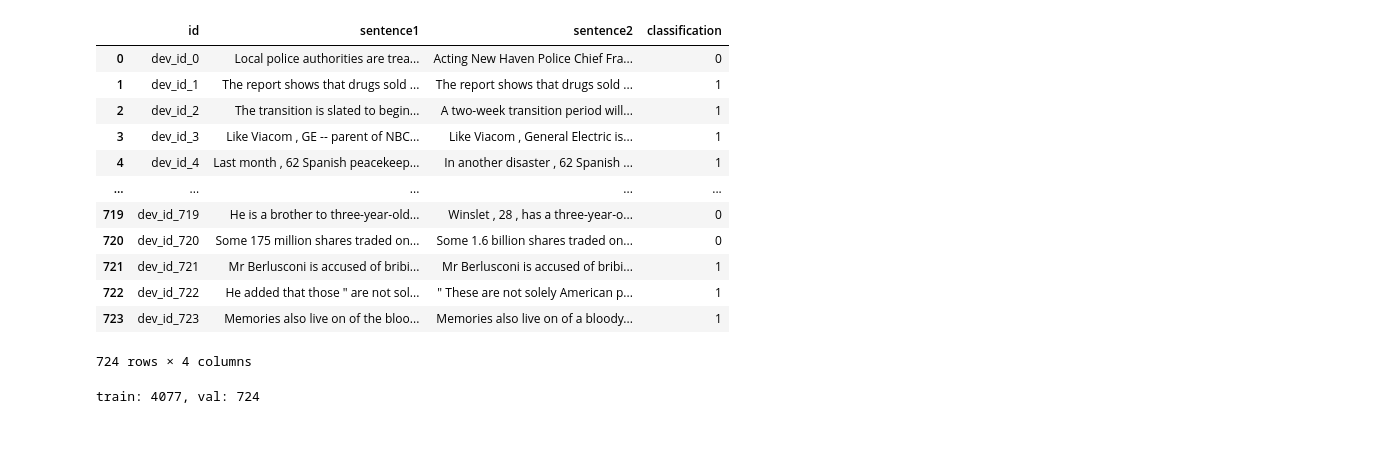
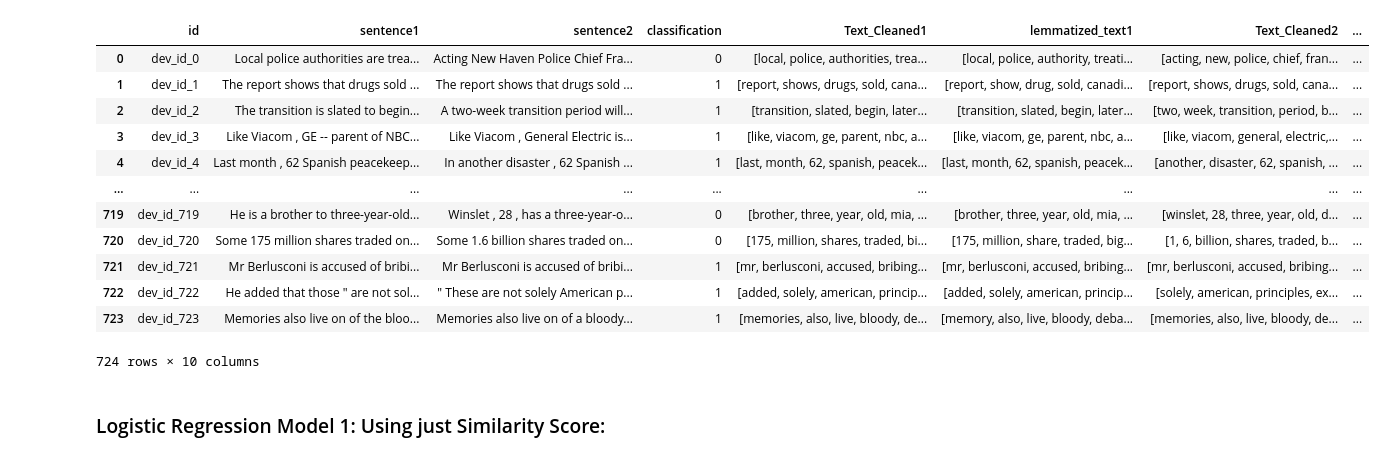
Before and after one commit to aagarwal17/MLMidTerm, a Jupyter notebook: MidtermResults.ipynb, the cells around one changed output. Saved outputs shown, nothing was run; the diff lists cells and outputs as text; code cells hidden in the pictures.

Commit message:
logistic regression models

```diff
--- a/MidtermResults.ipynb
+++ b/MidtermResults.ipynb
@@ -34,27 +258,49 @@ train_df
 dev_df = pd.read_csv("dev_with_label.txt", delimiter = "r'\t", header = None, engine = 'python')
 dev_df = dev_df[0].str.split("\t", expand=True)
 dev_df = dev_df.rename(columns={0: "id", 1: "sentence1", 2: "sentence2", 3: "classification"})
-dev_df
+dev_df["classification"] = pd.to_numeric(dev_df["classification"])
+dev_df.drop_duplicates(inplace = True)
+
+lemm = nltk.stem.WordNetLemmatizer()
+
+dev_df['Text_Cleaned1'] = list(map(clean_text, dev_df.sentence1))
+dev_df['lemmatized_text1'] = list(map(lambda word:list(map(lemm.lemmatize, word)),dev_df.Text_Cleaned1))
+dev_df['Text_Cleaned2'] = list(map(clean_text, dev_df.sentence2))
+dev_df['lemmatized_text2'] = list(map(lambda word:list(map(lemm.lemmatize, word)),dev_df.Text_Cleaned2))
-# %% [output]
-|  | id | sentence1 | sentence2 | classification |
-| 0 | dev_id_0 | Local police authorities are trea... | Acting New Haven Police Chief Fra... | 0 |
-| 1 | dev_id_1 | The report shows that drugs sold ... | The report shows that drugs sold ... | 1 |
-| 2 | dev_id_2 | The transition is slated to begin... | A two-week transition period will... | 1 |
-| 3 | dev_id_3 | Like Viacom , GE -- parent of NBC... | Like Viacom , General Electric is... | 1 |
-| 4 | dev_id_4 | Last month , 62 Spanish peacekeep... | In another disaster , 62 Spanish ... | 1 |
-| ... | ... | ... | ... | ... |
-| 719 | dev_id_719 | He is a brother to three-year-old... | Winslet , 28 , has a three-year-o... | 0 |
-| 720 | dev_id_720 | Some 175 million shares traded on... | Some 1.6 billion shares traded on... | 0 |
-| 721 | dev_id_721 | Mr Berlusconi is accused of bribi... | Mr Berlusconi is accused of bribi... | 1 |
-| 722 | dev_id_722 | He added that those " are not sol... | " These are not solely American p... | 1 |
-| 723 | dev_id_723 | Memories also live on of the bloo... | Memories also live on of a bloody... | 1 |
-724 rows × 4 columns
-# %%
-x_train = train_df.drop('classification', axis = 1).values
-y_train = train_df['classification'].values
-x_train_val = dev_df.drop('classification', axis = 1).values
-y_train_val = dev_df['classification'].values
-
-print("train: {}, val: {}".format(x_train.shape[0], x_train_val.shape[0]))
-# %% [output]
-train: 4077, val: 724
+# %%
+cosinelist = []
+similaritylist = []
+for index, row in dev_df.iterrows():
+    #Cosine Similarity:
+    counter1 = Counter(row['lemmatized_text1'])
+    counter2 = Counter(row['lemmatized_text2'])
+    cosine_score = counter_cosine_similarity(counter1, counter2)
+    cosinelist.append(cosine_score)
+
+    #Length Similarity:
+    lenc1 = sum(iter(counter1.values()))
+    lenc2 = sum(iter(counter2.values()))
+    lengthSim = min(lenc1, lenc2) / float(max(lenc1, lenc2))
+
+    #Similarity Score:
+    similarityScore = lengthSim * cosine_score
+    similaritylist.append(similarityScore)
+dev_df['cosine_similarity_score'] = cosinelist
+dev_df['overall_similarity_score'] = similaritylist
+dev_df
+# %% [output]
+|  | id | sentence1 | sentence2 | classification | Text_Cleaned1 | lemmatized_text1 | Text_Cleaned2 | ... |
+| 0 | dev_id_0 | Local police authorities are trea... | Acting New Haven Police Chief Fra... | 0 | [local, police, authorities, trea... | [local, police, authority, treati... | [acting, new, police, chief, fran... | ... |
+| 1 | dev_id_1 | The report shows that drugs sold ... | The report shows that drugs sold ... | 1 | [report, shows, drugs, sold, cana... | [report, show, drug, sold, canadi... | [report, shows, drugs, sold, cana... | ... |
+| 2 | dev_id_2 | The transition is slated to begin... | A two-week transition period will... | 1 | [transition, slated, begin, later... | [transition, slated, begin, later... | [two, week, transition, period, b... | ... |
+| 3 | dev_id_3 | Like Viacom , GE -- parent of NBC... | Like Viacom , General Electric is... | 1 | [like, viacom, ge, parent, nbc, a... | [like, viacom, ge, parent, nbc, a... | [like, viacom, general, electric,... | ... |
+| 4 | dev_id_4 | Last month , 62 Spanish peacekeep... | In another disaster , 62 Spanish ... | 1 | [last, month, 62, spanish, peacek... | [last, month, 62, spanish, peacek... | [another, disaster, 62, spanish, ... | ... |
+| ... | ... | ... | ... | ... | ... | ... | ... | ... |
+| 719 | dev_id_719 | He is a brother to three-year-old... | Winslet , 28 , has a three-year-o... | 0 | [brother, three, year, old, mia, ... | [brother, three, year, old, mia, ... | [winslet, 28, three, year, old, d... | ... |
+| 720 | dev_id_720 | Some 175 million shares traded on... | Some 1.6 billion shares traded on... | 0 | [175, million, shares, traded, bi... | [175, million, share, traded, big... | [1, 6, billion, shares, traded, b... | ... |
+| 721 | dev_id_721 | Mr Berlusconi is accused of bribi... | Mr Berlusconi is accused of bribi... | 1 | [mr, berlusconi, accused, bribing... | [mr, berlusconi, accused, bribing... | [mr, berlusconi, accused, bribing... | ... |
+| 722 | dev_id_722 | He added that those " are not sol... | " These are not solely American p... | 1 | [added, solely, american, princip... | [added, solely, american, princip... | [solely, american, principles, ex... | ... |
+| 723 | dev_id_723 | Memories also live on of the bloo... | Memories also live on of a bloody... | 1 | [memories, also, live, bloody, de... | [memory, also, live, bloody, deba... | [memories, also, live, bloody, de... | ... |
+724 rows × 10 columns
+# %% [markdown]
+### Logistic Regression Model 1: Using just Similarity Score:
```
Also changed, not shown: parts of 26 cells of this notebook, 4 other files.
